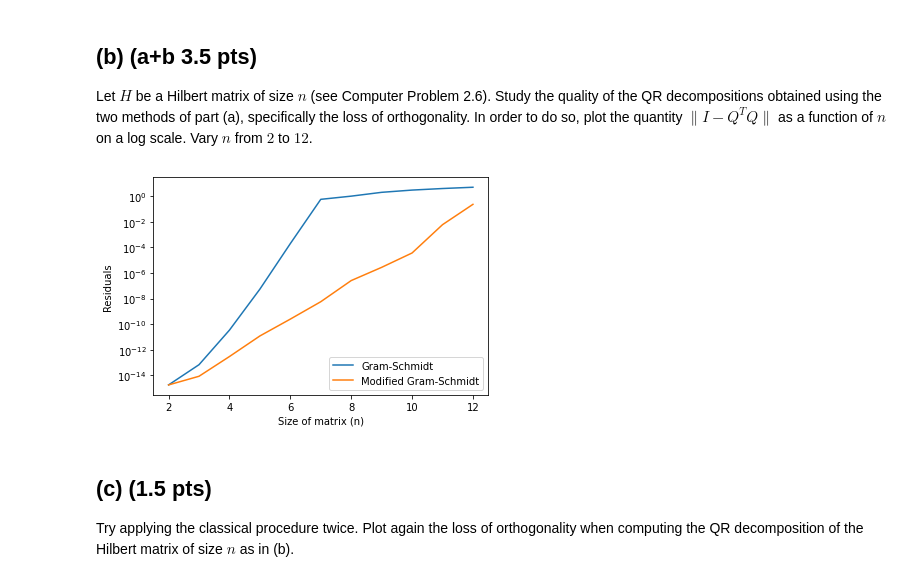
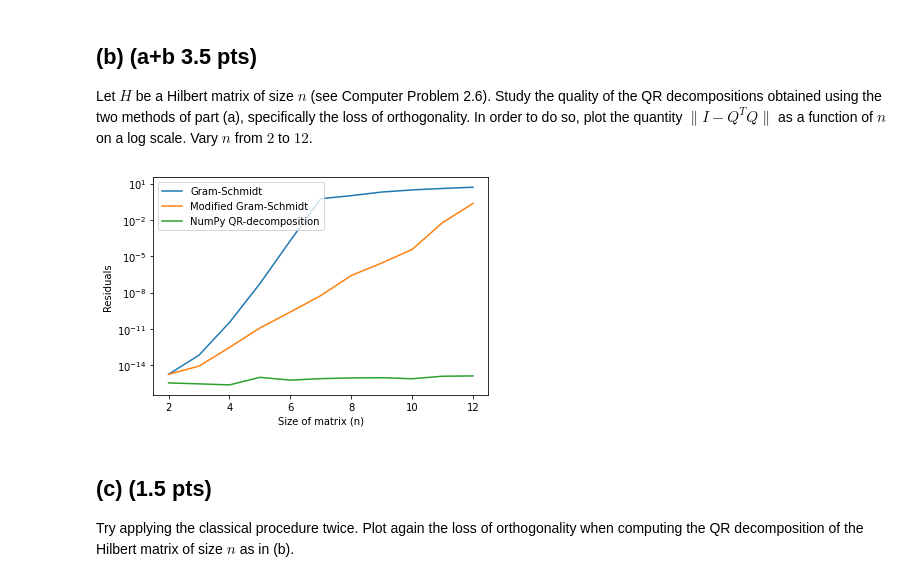
Before and after one commit to marcelvdla/NumAlg14, a Jupyter notebook: hw3_2022.ipynb, the cells around one changed output. Saved outputs shown, nothing was run; the diff lists cells and outputs as text; code cells hidden in the pictures.

Commit message:
added numpy qr to plot

```diff
--- a/hw3_2022.ipynb
+++ b/hw3_2022.ipynb
@@ -59,24 +59,30 @@ Let $H$ be a Hilbert matrix of size $n$ (see Computer Problem 2.6). Study the qu
 # %%
 import scipy.linalg
 
-hilbert_gs, hilbert_mod_gs = np.zeros([11]), np.zeros([11])
+hilbert_gs, hilbert_mod_gs, hilbert_np = np.zeros([11]), np.zeros([11]), np.zeros([11])
+
+def residual(q):
+    return np.linalg.norm(np.eye(len(q))-q.T @ q, 2)
 
 for i in range(2,13):
     a = scipy.linalg.hilbert(i)
     q = classical_gram_schmidt(a)[0]
     q_mod = modified_gram_schmidt(a)[0]
-    hilbert_gs[i-2] = np.linalg.norm(np.eye(len(q))-q.T @ q, 2)
-    hilbert_mod_gs[i-2] = np.linalg.norm(np.eye(len(q_mod))-q_mod.T @ q_mod, 2)
+    q_np = np.linalg.qr(a)[0]
+    hilbert_gs[i-2] = residual(q)
+    hilbert_mod_gs[i-2] = residual(q_mod)
+    hilbert_np[i-2] = residual(q_np)
 
 
 plt.semilogy(range(2,13), hilbert_gs, label = 'Gram-Schmidt')
 plt.semilogy(range(2,13), hilbert_mod_gs, label = 'Modified Gram-Schmidt')
+plt.semilogy(range(2,13), hilbert_np, label = 'NumPy QR-decomposition')
 plt.xlabel('Size of matrix (n)')
 plt.ylabel('Residuals')
 plt.legend()
 plt.show()
 # %% [output]
-[figure, old version]
+[figure, new version]
 # %% [markdown]
 ## (c) (1.5 pts)
 Try applying the classical procedure twice. Plot again the loss of orthogonality when computing the QR decomposition of the Hilbert matrix of size $n$ as in (b).
```
Also changed, not shown: parts of 1 cell of this notebook.
